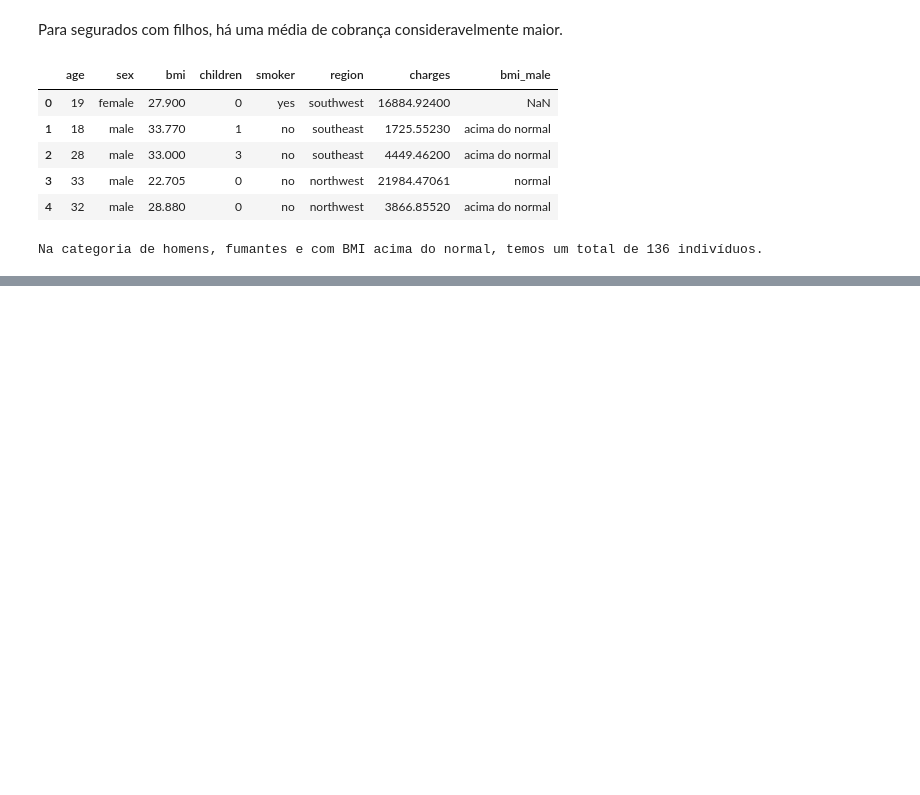
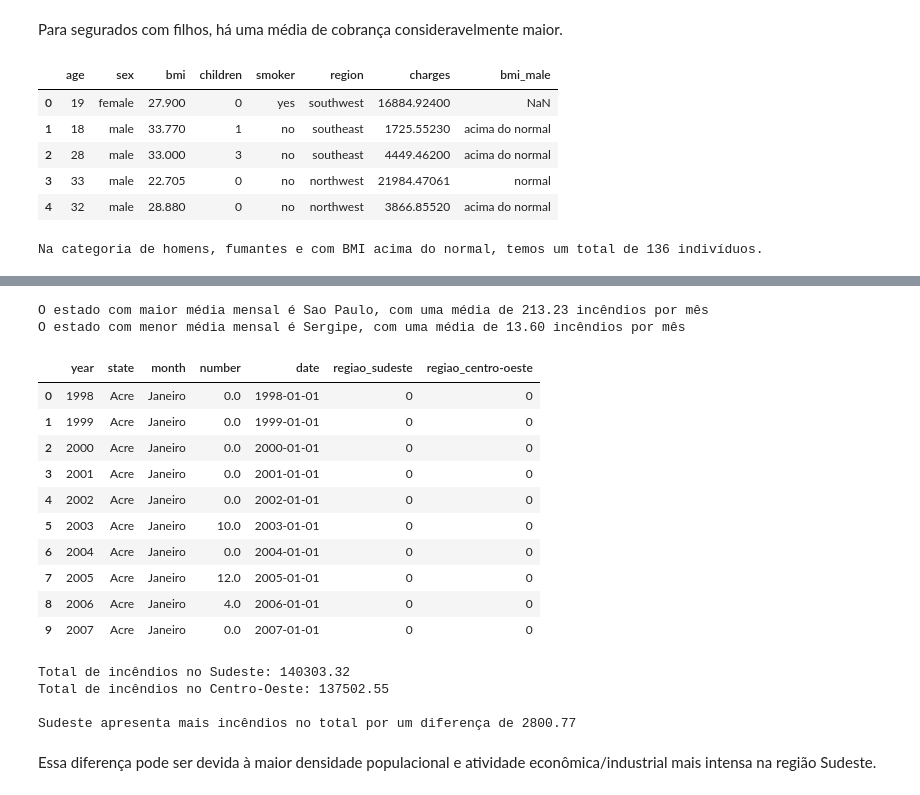
Before and after one commit to Santiago956/exercicios_pandas_univ_dos_dados, a Jupyter notebook: Exercícios_pandas1.ipynb, the cells around one changed output, grey strips where cells are left out. Saved outputs shown, nothing was run; the diff lists cells and outputs as text; code cells hidden in the pictures; blank space fills up the shorter version.

```diff
--- a/Exercícios_pandas1.ipynb
+++ b/Exercícios_pandas1.ipynb
@@ -154,0 +161,2 @@ Na categoria de homens, fumantes e com BMI acima do normal, temos um total de 13
+# %%
+df_2 = pd.read_csv("data/amazon.csv", encoding ="latin1")
@@ -154,0 +303,36 @@ Na categoria de homens, fumantes e com BMI acima do normal, temos um total de 13
+# %%
+print(f"O estado com maior média mensal é {media_por_estado.idxmax()}, com uma média de {media_por_estado.max():.2f} incêndios por mês")
+print(f"O estado com menor média mensal é {media_por_estado.idxmin()}, com uma média de {media_por_estado.min():.2f} incêndios por mês")
+# %% [output]
+O estado com maior média mensal é Sao Paulo, com uma média de 213.23 incêndios por mês
+O estado com menor média mensal é Sergipe, com uma média de 13.60 incêndios por mês
+# %%
+#Criando coluna sudeste
+
+df_2['regiao_sudeste'] = np.where(
+    df_2['state'].isin(['Rio', 'Sao Paulo', 'Minas Gerais', 'Espirito Santo']),
+    1,
+    0
+)
+# %%
+#Criando coluna centro-oeste
+
+df_2['regiao_centro-oeste'] = np.where(
+    df_2['state'].isin(['Mato Grosso', 'Distrito Federal', 'Goias']),
+    1,
+    0
+)
+# %%
+df_2.head(10)
+# %% [output]
+|  | year | state | month | number | date | regiao_sudeste | regiao_centro-oeste |
+| 0 | 1998 | Acre | Janeiro | 0.0 | 1998-01-01 | 0 | 0 |
+| 1 | 1999 | Acre | Janeiro | 0.0 | 1999-01-01 | 0 | 0 |
+| 2 | 2000 | Acre | Janeiro | 0.0 | 2000-01-01 | 0 | 0 |
+| 3 | 2001 | Acre | Janeiro | 0.0 | 2001-01-01 | 0 | 0 |
+| 4 | 2002 | Acre | Janeiro | 0.0 | 2002-01-01 | 0 | 0 |
+| 5 | 2003 | Acre | Janeiro | 10.0 | 2003-01-01 | 0 | 0 |
+| 6 | 2004 | Acre | Janeiro | 0.0 | 2004-01-01 | 0 | 0 |
+| 7 | 2005 | Acre | Janeiro | 12.0 | 2005-01-01 | 0 | 0 |
+| 8 | 2006 | Acre | Janeiro | 4.0 | 2006-01-01 | 0 | 0 |
+| 9 | 2007 | Acre | Janeiro | 0.0 | 2007-01-01 | 0 | 0 |
@@ -154,0 +343,12 @@ Na categoria de homens, fumantes e com BMI acima do normal, temos um total de 13
+# %%
+print(f"Total de incêndios no Sudeste: {incendios_SUD.sum():.2f}")
+print(f"Total de incêndios no Centro-Oeste: {incendios_CO.sum():.2f}")
+
+print(f"\nSudeste apresenta mais incêndios no total por um diferença de {incendios_SUD.sum() - incendios_CO.sum():.2f}")
+# %% [output]
+Total de incêndios no Sudeste: 140303.32
+Total de incêndios no Centro-Oeste: 137502.55
+
+Sudeste apresenta mais incêndios no total por um diferença de 2800.77
+# %% [markdown]
+Essa diferença pode ser devida à maior densidade populacional e atividade econômica/industrial mais intensa na região Sudeste.
```
Also changed, not shown: parts of 15 cells of this notebook, 1 other file.
